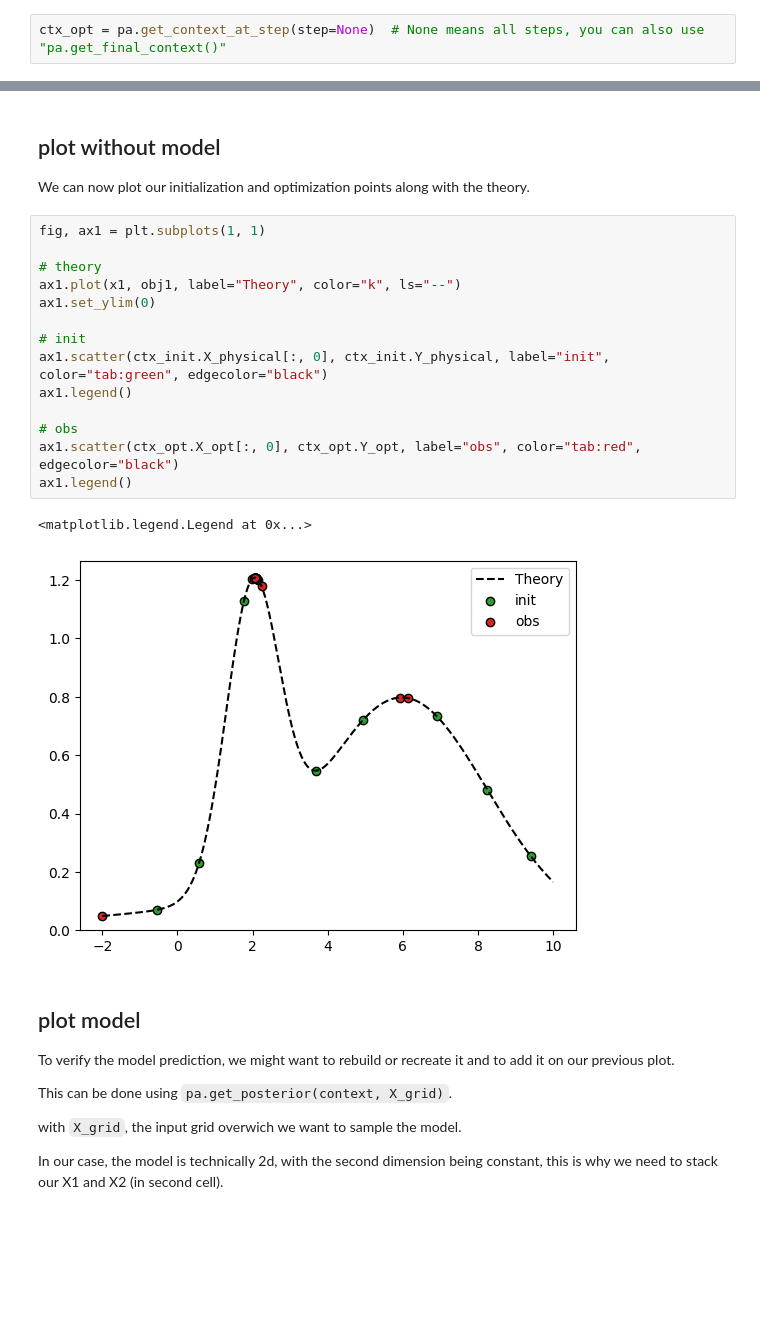
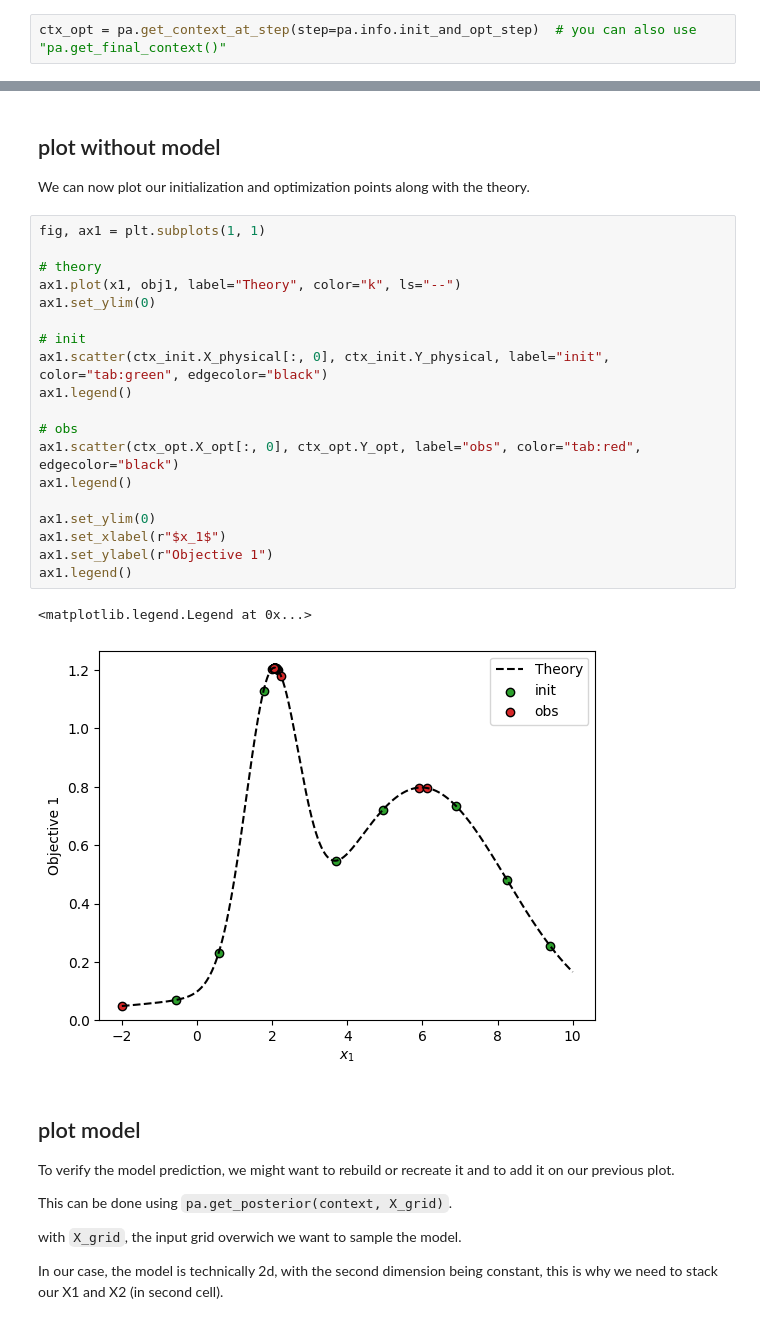
Before and after one commit to SemionTche/laplace_opt, a Jupyter notebook: examples/1i_1o.ipynb, the cells around one changed output, grey strips where cells are left out. Drawn from its saved outputs; the diff is of its cells as text; blank space fills up the shorter version.

```diff
--- a/examples/1i_1o.ipynb
+++ b/examples/1i_1o.ipynb
@@ -77,7 +77,7 @@ To get the points proposed by the optimization, we can create the context at the
 
 Then we can use `ctx_opt.X_obs` to get the input proposed by the optimization
 # %%
-ctx_opt = pa.get_context_at_step(step=None)  # None means all steps, you can also use "pa.get_final_context()"
+ctx_opt = pa.get_context_at_step(step=pa.info.init_and_opt_step)  # you can also use "pa.get_final_context()"
 # %% [output]
 Context created.
 Observation added: x=[3.7012863159179688, 4.0], y=[0.5470435619354248], shot_number=2
@@ -124,20 +124,25 @@ We can now plot our initialization and optimization points along with the theory
 # %%
 fig, ax1 = plt.subplots(1, 1)
 
 # theory
 ax1.plot(x1, obj1, label="Theory", color="k", ls="--")
 ax1.set_ylim(0)
 
 # init
 ax1.scatter(ctx_init.X_physical[:, 0], ctx_init.Y_physical, label="init", color="tab:green", edgecolor="black")
 ax1.legend()
 
 # obs
 ax1.scatter(ctx_opt.X_opt[:, 0], ctx_opt.Y_opt, label="obs", color="tab:red", edgecolor="black")
 ax1.legend()
+
+ax1.set_ylim(0)
+ax1.set_xlabel(r"$x_1$")
+ax1.set_ylabel(r"Objective 1")
+ax1.legend()
 # %% [output]
 <matplotlib.legend.Legend at 0x...>
-[figure, old version]
+[figure, new version]
 # %% [markdown]
 ## plot model
 
```
Also changed, not shown: parts of 6 cells of this notebook, 8 other files.
